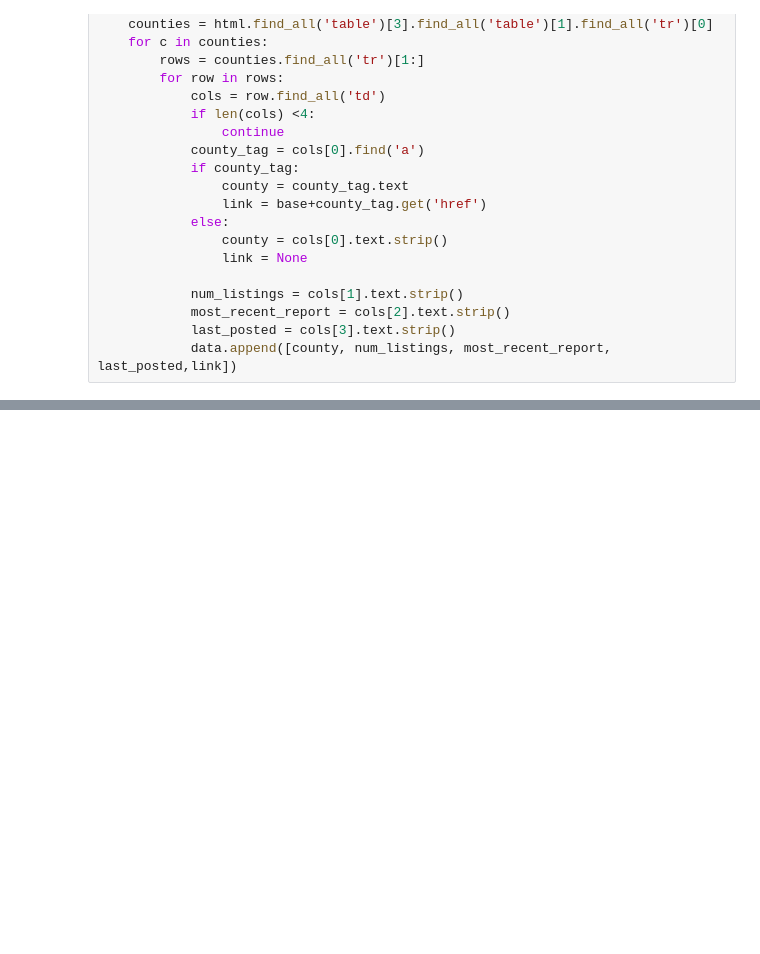
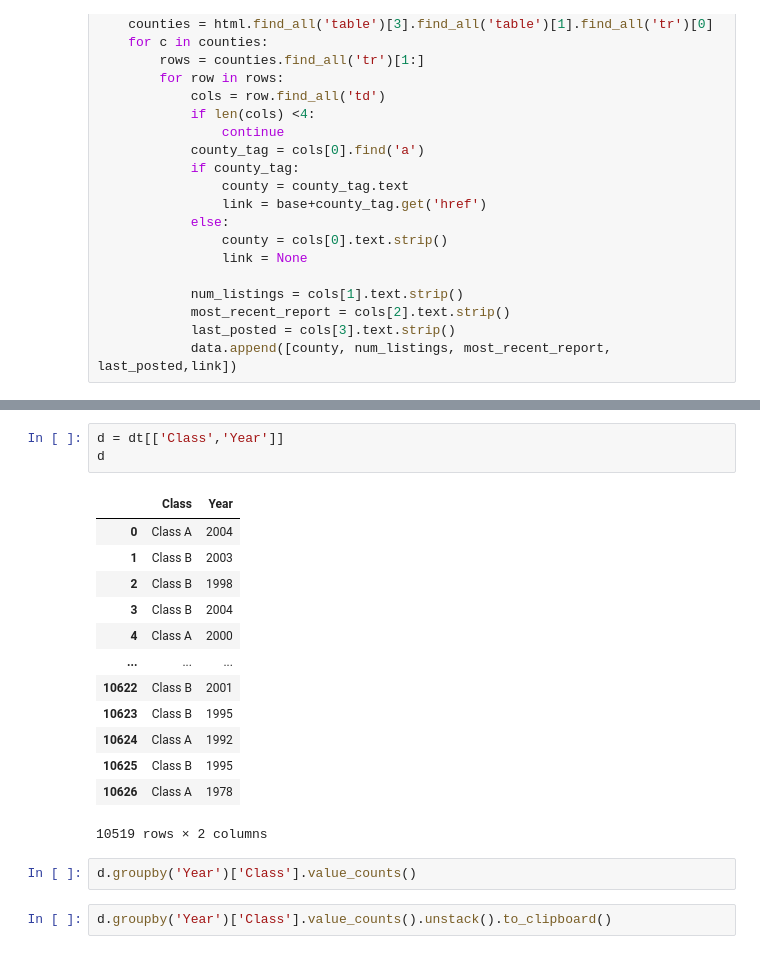
Before and after one commit to yiren54610/Bigfoot, a Jupyter notebook: Scraping.ipynb, the cells around one changed output, grey strips where cells are left out. Cells and saved outputs as stored; diff of their text form; blank space fills up the shorter version.

```diff
--- a/Scraping.ipynb
+++ b/Scraping.ipynb
@@ -218,0 +403,21 @@ for tables in table_content[1:]:
+# %%
+d = dt[['Class','Year']]
+d
+# %% [output]
+|  | Class | Year |
+| 0 | Class A | 2004 |
+| 1 | Class B | 2003 |
+| 2 | Class B | 1998 |
+| 3 | Class B | 2004 |
+| 4 | Class A | 2000 |
+| ... | ... | ... |
+| 10622 | Class B | 2001 |
+| 10623 | Class B | 1995 |
+| 10624 | Class A | 1992 |
+| 10625 | Class B | 1995 |
+| 10626 | Class A | 1978 |
+10519 rows × 2 columns
+# %%
+d.groupby('Year')['Class'].value_counts()
+# %%
+d.groupby('Year')['Class'].value_counts().unstack().to_clipboard()
```
Also changed, not shown: parts of 36 cells of this notebook, 3 other files.
